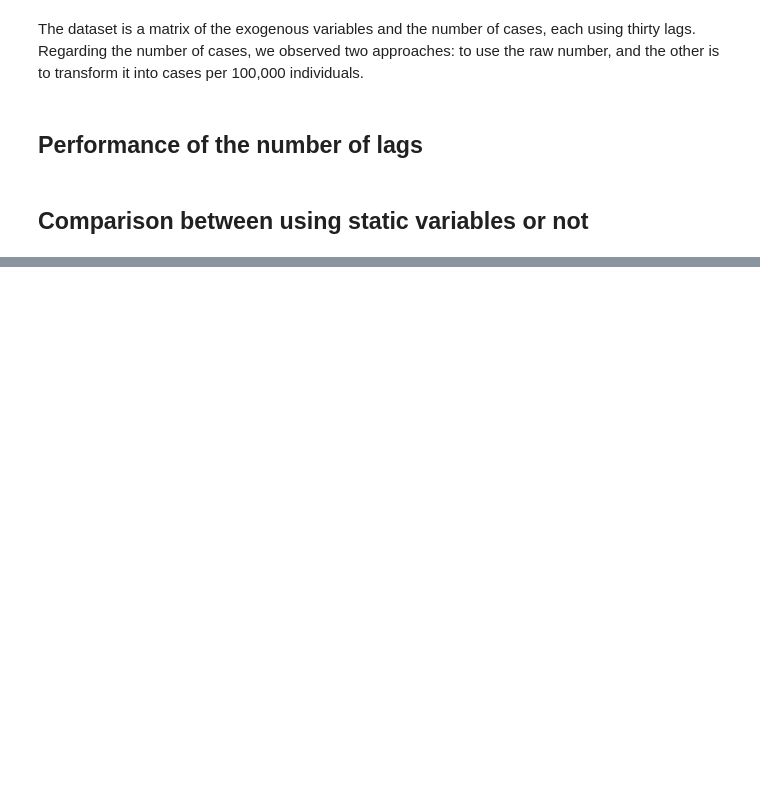
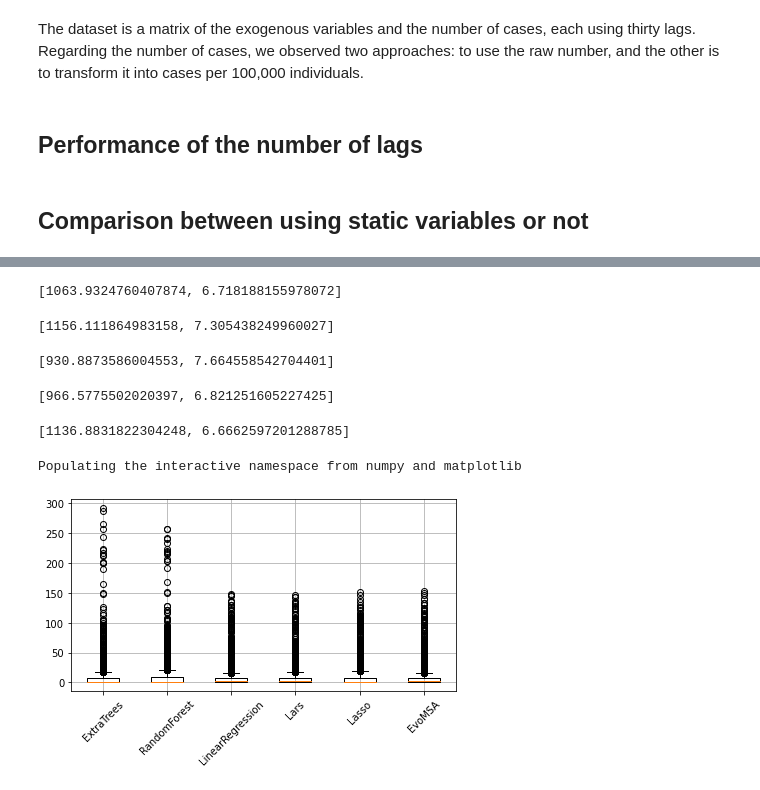
Before and after one commit to cognizant-ai-labs/covid-xprize, a Jupyter notebook: mario.ipynb, the cells around one changed output, grey strips where cells are left out. Saved outputs shown, nothing was run; the diff lists cells and outputs as text; code cells hidden in the pictures; blank space fills up the shorter version.

```diff
--- a/mario.ipynb
+++ b/mario.ipynb
@@ -112,0 +139,63 @@ performance(_)
+# %%
+# Lars
+m = models.Lars().fit(X, y)
+_ = predict(data, transN, m)
+y1, hy = compute_y_hy(_)
+lars = np.fabs(y1 - hy)
+performance(_)
+# %% [output]
+[1063.9324760407874, 6.718188155978072]
+# %%
+# Lasso
+m = models.Lasso().fit(X, y)
+_ = predict(data, transN, m)
+y1, hy = compute_y_hy(_)
+lasso = np.fabs(y1 - hy)
+performance(_)
+# %% [output]
+[1156.111864983158, 7.305438249960027]
+# %%
+# RandomForest
+m = models.RandomForest().fit(X, y)
+_ = predict(data, transN, m)
+y1, hy = compute_y_hy(_)
+random_forest = np.fabs(y1 - hy)
+performance(_)
+# %% [output]
+[930.8873586004553, 7.664558542704401]
+# %%
+# ExtraTrees
+m = models.ExtraTrees().fit(X, y)
+_ = predict(data, transN, m)
+y1, hy = compute_y_hy(_)
+extra_trees = np.fabs(y1 - hy)
+performance(_)
+# %% [output]
+[966.5775502020397, 6.821251605227425]
+# %%
+# EvoMSA
+transN = models.FeaturesN(lags=16).fit(data)
+X, y = transN.training_set()
+evo = base.EvoMSA(TR=False, stacked_method=models.AR,
+                  classifier=False, n_jobs=1, tm_n_jobs=1,
+                  models=[[models.Identity, models.AR],
+                          [models.Identity, models.Lars],
+                          [models.Identity, models.Lasso]]).fit(X, y)
+# save_model([transN, evo], "evomsaN.model")
+_ = predict(data, transN, evo)
+# y1, hy = compute_y_hy(_)
+# evomsa = np.fabs(y1 - hy)
+performance(_)
+# %% [output]
+[1136.8831822304248, 6.6662597201288785]
+# %%
+%pylab inline
+from matplotlib import pylab as plt
+plt.grid()
+_ = boxplot([extra_trees, random_forest, ar, lars, lasso, evomsa])
+plt.xticks(np.arange(1, 7), ["ExtraTrees", "RandomForest", "LinearRegression", "Lars", "Lasso", "EvoMSA"], rotation=45)
+plt.tight_layout()
+plt.savefig("boxplot.png")
+# %% [output]
+Populating the interactive namespace from numpy and matplotlib
+[figure, added]
```
Also changed, not shown: parts of 29 cells of this notebook, 4 other files.
